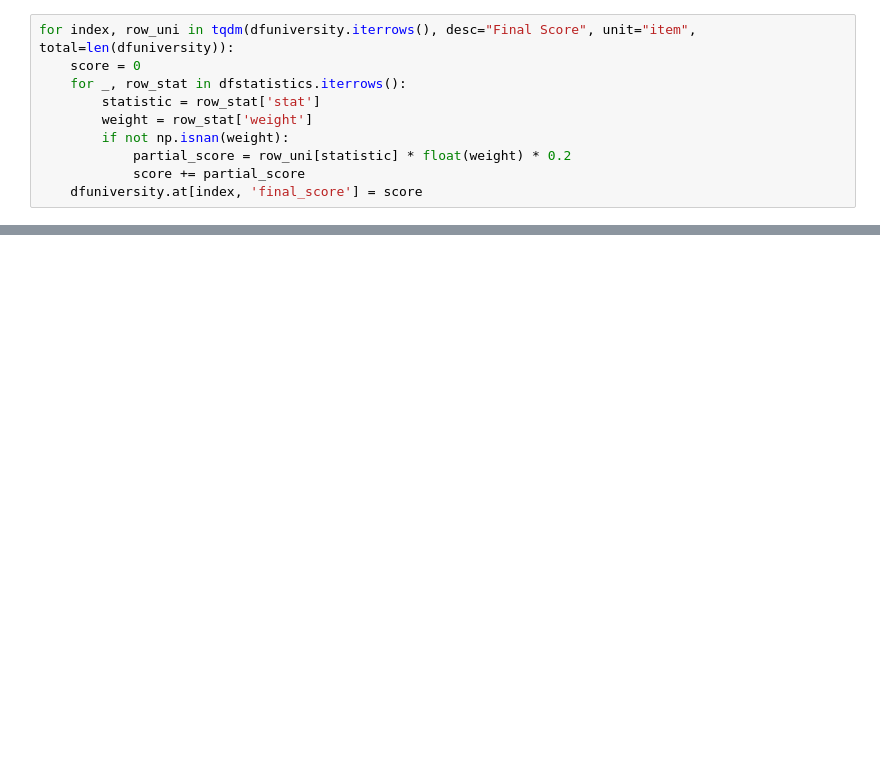
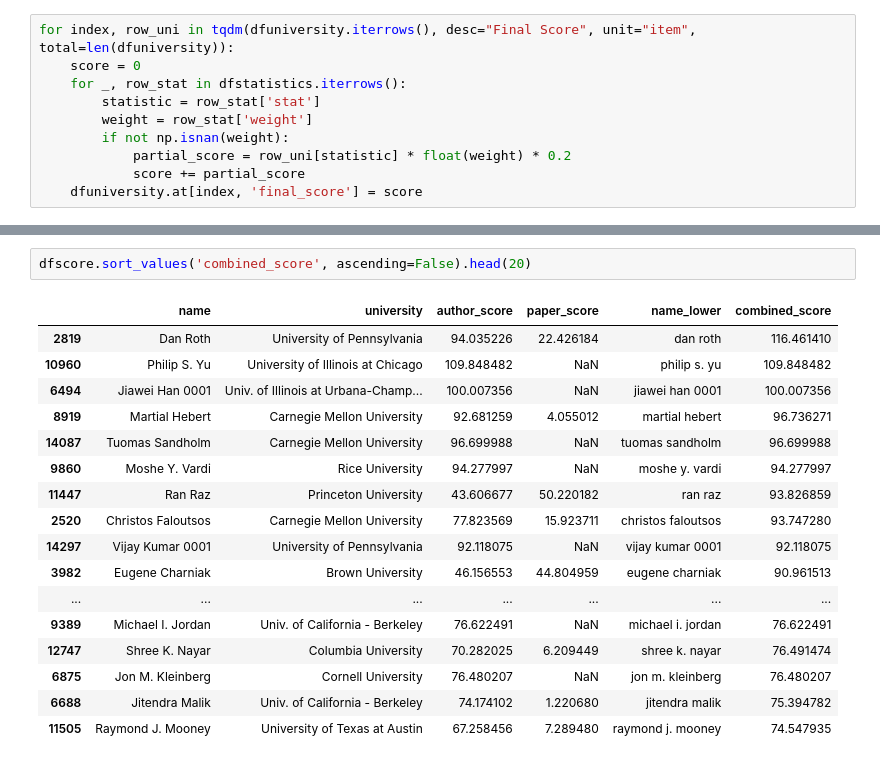
Before and after one commit to sachiniyer/my_college_rankings, a Jupyter notebook: main.ipynb, the cells around one changed output, grey strips where cells are left out. Cells and saved outputs as stored; diff of their text form; blank space fills up the shorter version.

Commit message:
show name issue and display top profs

```diff
--- a/main.ipynb
+++ b/main.ipynb
@@ -883 +888,21 @@ dfuniversity.sort_values('final_score', ascending=False).head(20)
 20 rows × 101 columns
+# %%
+dfscore.sort_values('combined_score', ascending=False).head(20)
+# %% [output]
+|  | name | university | author_score | paper_score | name_lower | combined_score |
+| 2819 | Dan Roth | University of Pennsylvania | 94.035226 | 22.426184 | dan roth | 116.461410 |
+| 10960 | Philip S. Yu | University of Illinois at Chicago | 109.848482 | NaN | philip s. yu | 109.848482 |
+| 6494 | Jiawei Han 0001 | Univ. of Illinois at Urbana-Champ... | 100.007356 | NaN | jiawei han 0001 | 100.007356 |
+| 8919 | Martial Hebert | Carnegie Mellon University | 92.681259 | 4.055012 | martial hebert | 96.736271 |
+| 14087 | Tuomas Sandholm | Carnegie Mellon University | 96.699988 | NaN | tuomas sandholm | 96.699988 |
+| 9860 | Moshe Y. Vardi | Rice University | 94.277997 | NaN | moshe y. vardi | 94.277997 |
+| 11447 | Ran Raz | Princeton University | 43.606677 | 50.220182 | ran raz | 93.826859 |
+| 2520 | Christos Faloutsos | Carnegie Mellon University | 77.823569 | 15.923711 | christos faloutsos | 93.747280 |
+| 14297 | Vijay Kumar 0001 | University of Pennsylvania | 92.118075 | NaN | vijay kumar 0001 | 92.118075 |
+| 3982 | Eugene Charniak | Brown University | 46.156553 | 44.804959 | eugene charniak | 90.961513 |
+| ... | ... | ... | ... | ... | ... | ... |
+| 9389 | Michael I. Jordan | Univ. of California - Berkeley | 76.622491 | NaN | michael i. jordan | 76.622491 |
+| 12747 | Shree K. Nayar | Columbia University | 70.282025 | 6.209449 | shree k. nayar | 76.491474 |
+| 6875 | Jon M. Kleinberg | Cornell University | 76.480207 | NaN | jon m. kleinberg | 76.480207 |
+| 6688 | Jitendra Malik | Univ. of California - Berkeley | 74.174102 | 1.220680 | jitendra malik | 75.394782 |
+| 11505 | Raymond J. Mooney | University of Texas at Austin | 67.258456 | 7.289480 | raymond j. mooney | 74.547935 |
```
Also changed, not shown: parts of 5 cells of this notebook.
